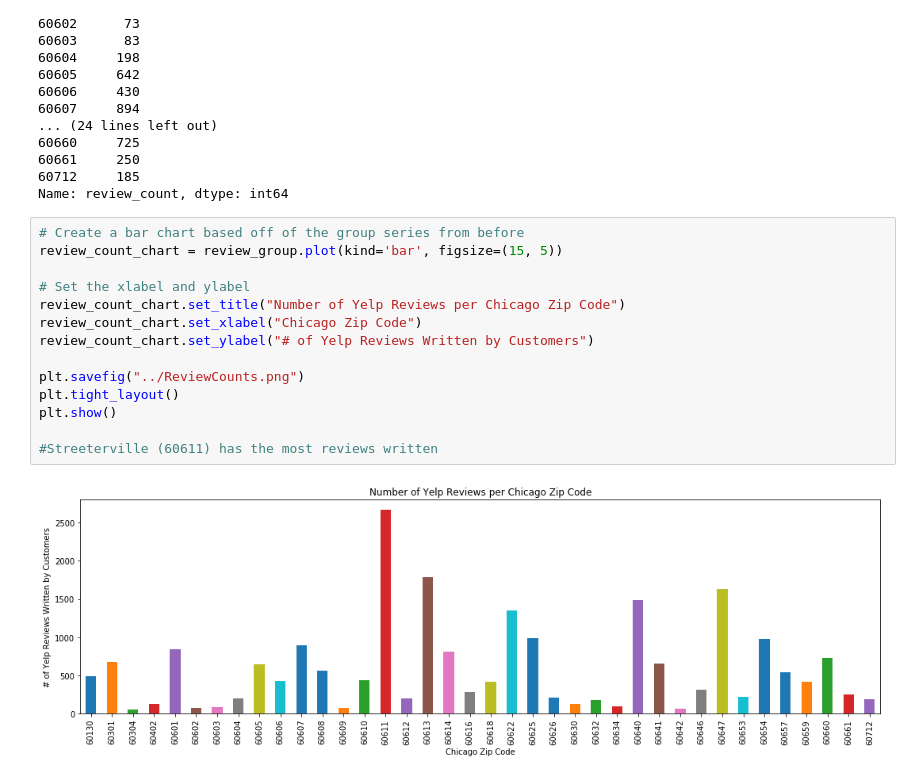
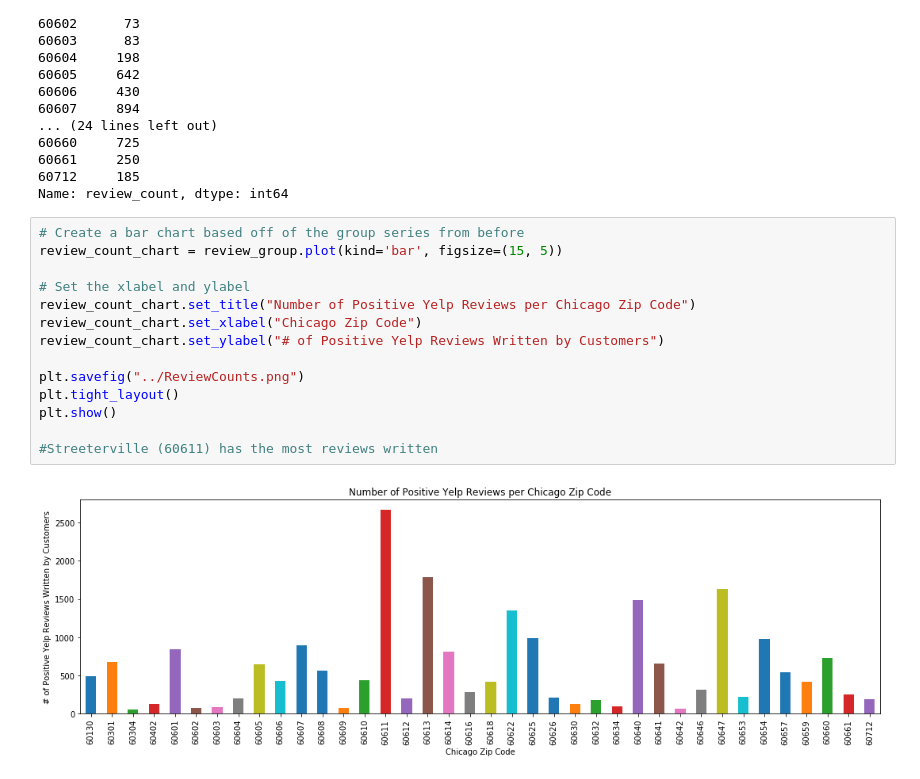
Before and after one commit to prathyushachalla/FindMyCoffeewithGIS, a Jupyter notebook: Xuan_testing-Copy1_KB.ipynb, the cells around one changed output. Drawn from its saved outputs; the diff is of its cells as text.

Commit message:
fixed bar graph title and labels

```diff
--- a/Xuan_testing-Copy1_KB.ipynb
+++ b/Xuan_testing-Copy1_KB.ipynb
@@ -525,16 +525,16 @@ Name: review_count, dtype: int64
 # %%
 # Create a bar chart based off of the group series from before
 review_count_chart = review_group.plot(kind='bar', figsize=(15, 5))
 
 # Set the xlabel and ylabel
-review_count_chart.set_title("Number of Yelp Reviews per Chicago Zip Code")
+review_count_chart.set_title("Number of Positive Yelp Reviews per Chicago Zip Code")
 review_count_chart.set_xlabel("Chicago Zip Code")
-review_count_chart.set_ylabel("# of Yelp Reviews Written by Customers")
+review_count_chart.set_ylabel("# of Positive Yelp Reviews Written by Customers")
 
 plt.savefig("../ReviewCounts.png")
 plt.tight_layout()
 plt.show()
 
 #Streeterville (60611) has the most reviews written
 # %% [output]
-[figure, old version]
+[figure, new version]
```
Also changed, not shown: parts of 1 cell of this notebook.
